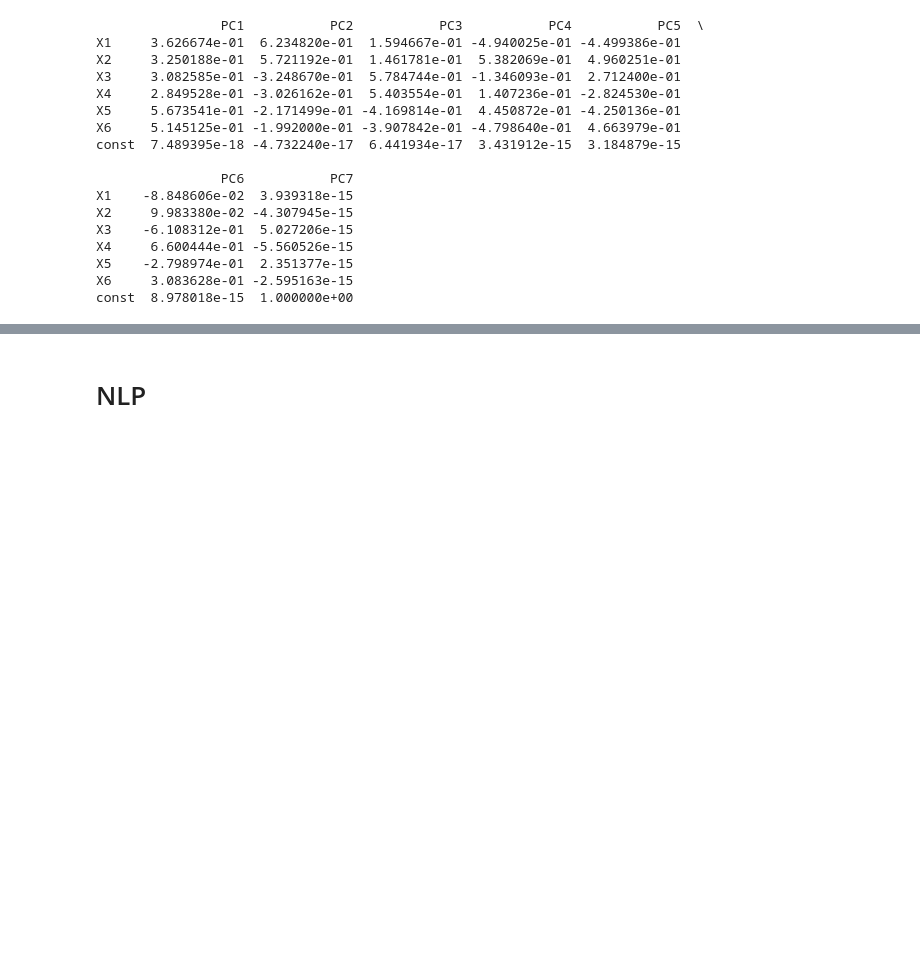
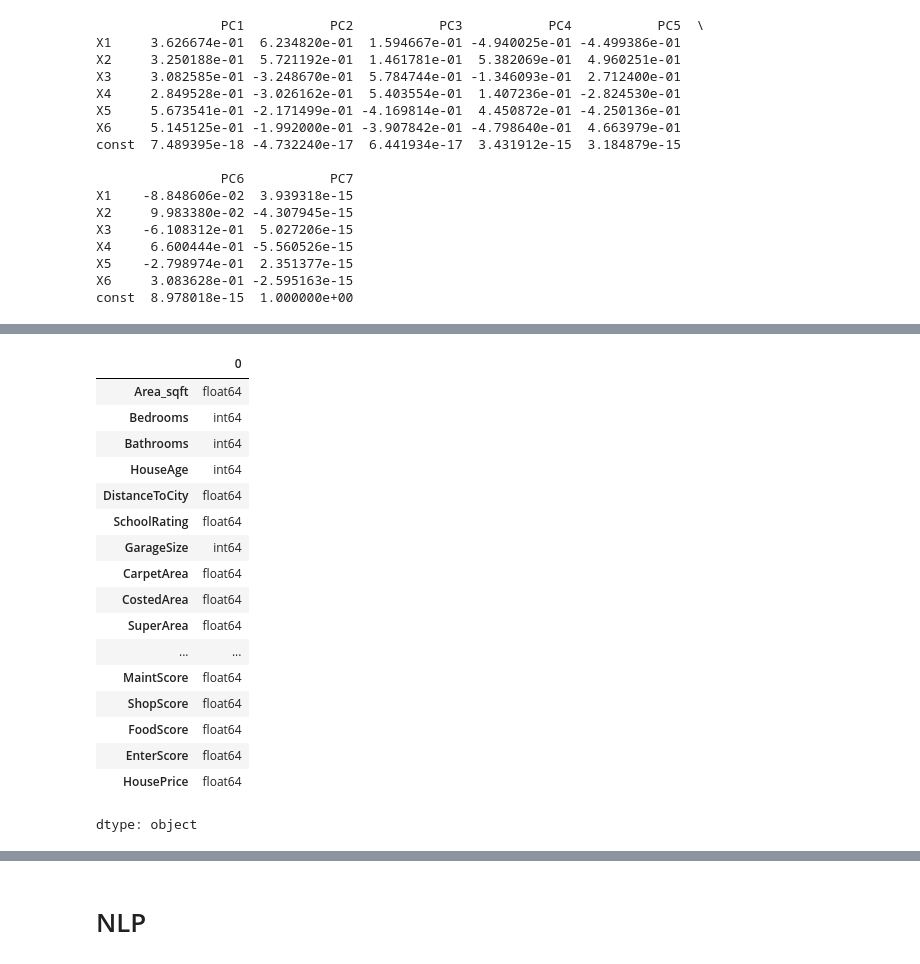
Before and after one commit to chaitanysaraswat/Advanced-Analytics-Using-Statistics, a Jupyter notebook: lecture22_23.ipynb, the cells around one changed output, grey strips where cells are left out. Saved outputs shown, nothing was run; the diff lists cells and outputs as text; code cells hidden in the pictures; blank space fills up the shorter version.

```diff
--- a/lecture22_23.ipynb
+++ b/lecture22_23.ipynb
@@ -841,0 +1305,23 @@ const  8.978018e-15  1.000000e+00
+# %%
+categorical dummy v
+df.dtypes
+np.unique()
+# %% [output]
+|  | 0 |
+| Area_sqft | float64 |
+| Bedrooms | int64 |
+| Bathrooms | int64 |
+| HouseAge | int64 |
+| DistanceToCity | float64 |
+| SchoolRating | float64 |
+| GarageSize | int64 |
+| CarpetArea | float64 |
+| CostedArea | float64 |
+| SuperArea | float64 |
+| ... | ... |
+| MaintScore | float64 |
+| ShopScore | float64 |
+| FoodScore | float64 |
+| EnterScore | float64 |
+| HousePrice | float64 |
+dtype: object
```
Also changed, not shown: parts of 29 cells of this notebook.
